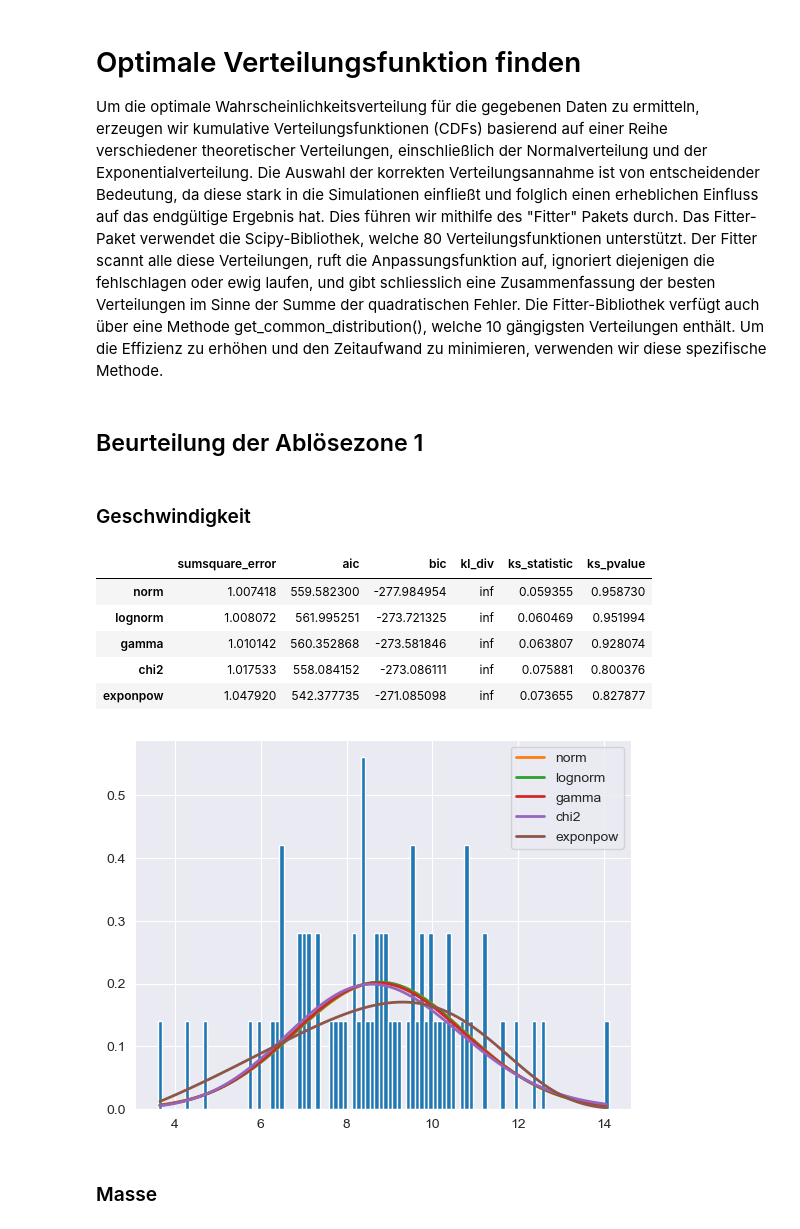
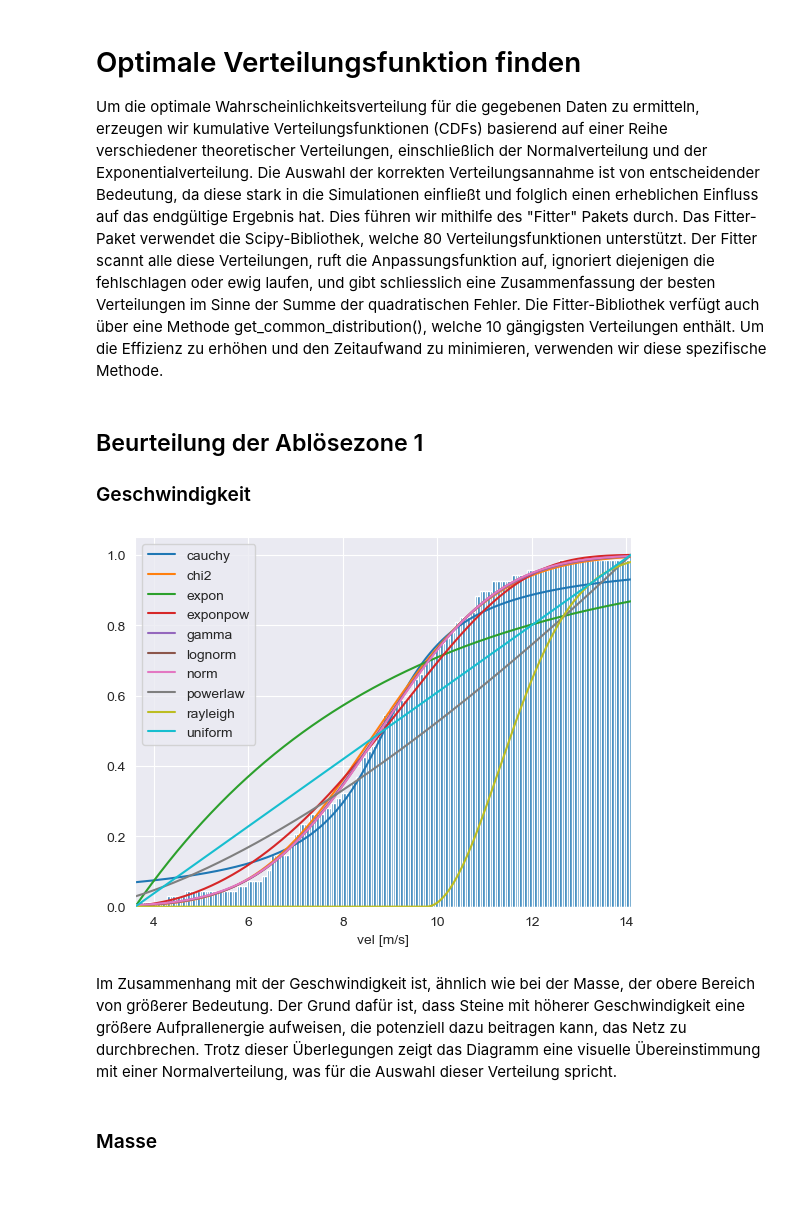
Before and after one commit to ChristianHeeb/cwm1_challenge, a Jupyter notebook: 01_notebook/notebook.ipynb, the cells around one changed output. Drawn from its saved outputs; the diff is of its cells as text; code cells hidden in the pictures; blank space fills up the shorter version.

Commit message:
Verteilungsfunktion hinzugefügt

```diff
--- a/01_notebook/notebook.ipynb
+++ b/01_notebook/notebook.ipynb
@@ -726,27 +728,35 @@ Steine welche sich aus Zone 1 ablösen, weisen eine geringere Geschwindigkeit au
 Um die optimale Wahrscheinlichkeitsverteilung für die gegebenen Daten zu ermitteln, erzeugen wir kumulative Verteilungsfunktionen (CDFs) basierend auf einer Reihe verschiedener theoretischer Verteilungen, einschließlich der Normalverteilung und der Exponentialverteilung. Die Auswahl der korrekten Verteilungsannahme ist von entscheidender Bedeutung, da diese stark in die Simulationen einfließt und folglich einen erheblichen Einfluss auf das endgültige Ergebnis hat.
 Dies führen wir mithilfe des "Fitter" Pakets durch. Das Fitter-Paket verwendet die Scipy-Bibliothek, welche 80 Verteilungsfunktionen unterstützt. Der Fitter scannt alle diese Verteilungen, ruft die Anpassungsfunktion auf, ignoriert diejenigen die fehlschlagen oder ewig laufen, und gibt schliesslich eine Zusammenfassung der besten Verteilungen im Sinne der Summe der quadratischen Fehler.
 Die Fitter-Bibliothek verfügt auch über eine Methode get_common_distribution(), welche 10 gängigsten Verteilungen enthält. Um die Effizienz zu erhöhen und den Zeitaufwand zu minimieren, verwenden wir diese spezifische Methode.
+# %%
+def dist_fitter(data):
+    #with get_common_distributions to get the 10 most common distributions
+    distributions = get_common_distributions()
+
+    #distribute values evenly on X-axis
+    x = np.linspace(min(data), max(data), 1_000)
+
+    #create cumulative distribution function of the chosen distributions
+    for distribution in distributions:
+        param = eval('stats.' + distribution + '.fit(data)')
+        sample = eval('stats.' + distribution + '.cdf(x, *param)')
+        plt.plot(x, sample)
+
+    #plot empirical cumulative distribution function (ecdf)
+    plt.hist(data, cumulative=True, density=True, bins=200)
+    plt.xlim([data.min(), data.max()])
+    plt.xlabel(data.head().name)
+    plt.legend(distributions, loc='upper left')
 # %% [markdown]
 ## Beurteilung der Ablösezone 1
+
+### Geschwindigkeit
-# %% [markdown]
-### Geschwindigkeit
-# %%
-#convert data to NumPy array
-df1_vel = df_zone1["vel [m/s]"].values
-
-#fit common distributions to find best
-f = Fitter(df1_vel, distributions= get_common_distributions())
-f.fit()
-
-#shows the different distributions and fit statistics
-f.summary()
-# %% [output]
-|  | sumsquare_error | aic | bic | kl_div | ks_statistic | ks_pvalue |
-| norm | 1.007418 | 559.582300 | -277.984954 | inf | 0.059355 | 0.958730 |
-| lognorm | 1.008072 | 561.995251 | -273.721325 | inf | 0.060469 | 0.951994 |
-| gamma | 1.010142 | 560.352868 | -273.581846 | inf | 0.063807 | 0.928074 |
-| chi2 | 1.017533 | 558.084152 | -273.086111 | inf | 0.075881 | 0.800376 |
-| exponpow | 1.047920 | 542.377735 | -271.085098 | inf | 0.073655 | 0.827877 |
-[figure, removed]
+# %%
+dist_fitter(df_zone1["vel [m/s]"])
+# %% [output]
+[figure, added]
+# %% [markdown]
+Im Zusammenhang mit der Geschwindigkeit ist, ähnlich wie bei der Masse, der obere Bereich von größerer Bedeutung. Der Grund dafür ist, dass Steine mit höherer Geschwindigkeit eine größere Aufprallenergie aufweisen, die potenziell dazu beitragen kann, das Netz zu durchbrechen.
+ Trotz dieser Überlegungen zeigt das Diagramm eine visuelle Übereinstimmung mit einer Normalverteilung, was für die Auswahl dieser Verteilung spricht.
 # %% [markdown]
 ### Masse
```
Also changed, not shown: parts of 19 cells of this notebook.
